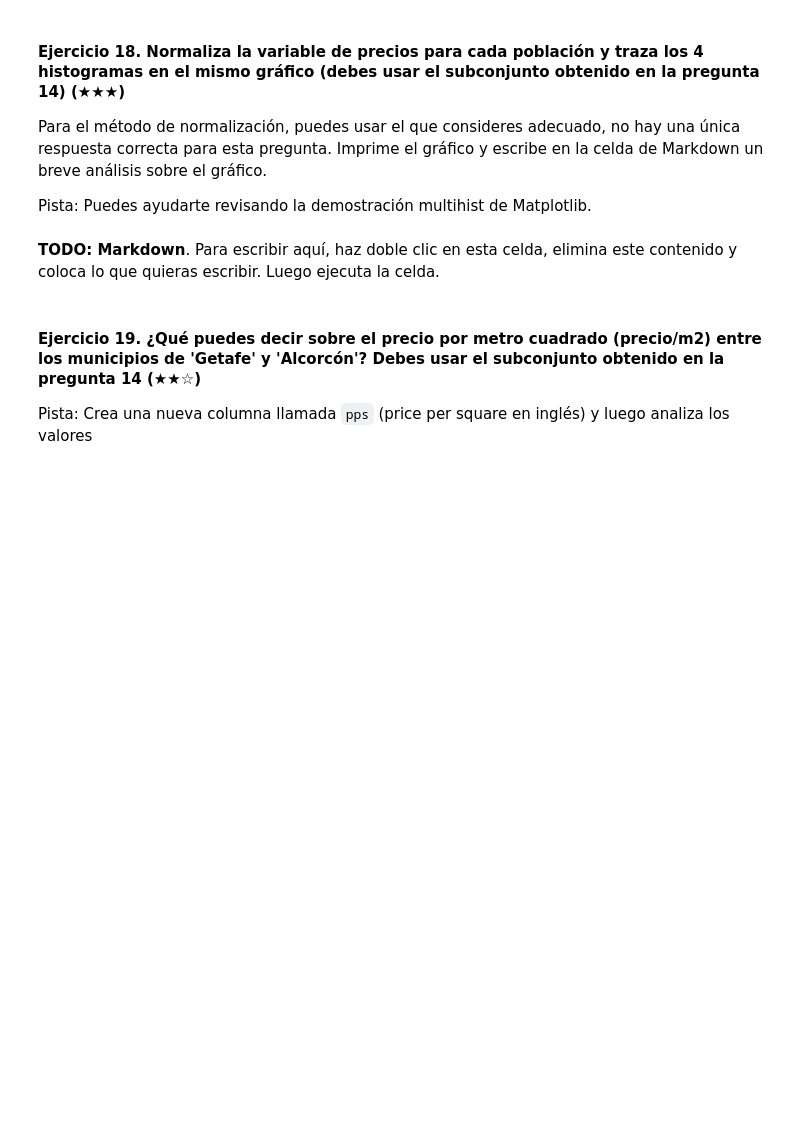
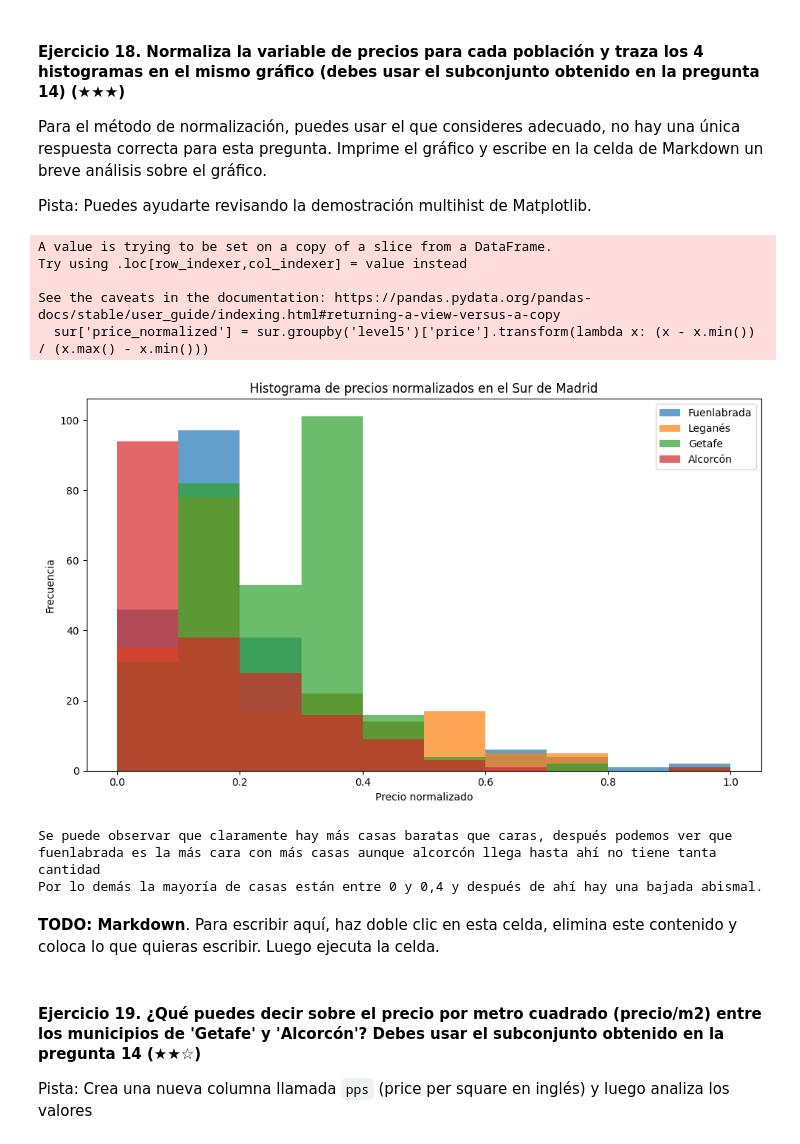
Before and after one commit to AnderTxuCode/anderbermudo-realestate-datacleanup-exercise, a Jupyter notebook: project.es.ipynb, the cells around one changed output. Saved outputs shown, nothing was run; the diff lists cells and outputs as text; code cells hidden in the pictures; blank space fills up the shorter version.

```diff
--- a/project.es.ipynb
+++ b/project.es.ipynb
@@ -275,4 +323,20 @@ Imprime ambos valores por cada variable.
 
 Imprime tanto la dirección como el precio de la casa seleccionada de cada población. Puedes imprimir un DataFrame o una sola línea para cada población.
 # %%
-# TODO
+ciudades = ["Fuenlabrada", "Leganés", "Getafe", "Alcorcón"]
+casas_mas_caras = {}
+
+for ciudad in ciudades:
+    casas_ciudad = sur[sur['level5'] == ciudad]
+    precio_maximo = casas_ciudad['price'].max()
+
+    casa_mas_cara = casas_ciudad[casas_ciudad['price'] == precio_maximo]
+    casas_mas_caras[ciudad] = casa_mas_cara
+
+for ciudad, casa in casas_mas_caras.items():
+    print(f"La casa más cara en {ciudad}:")
+    print(casa)
+
+indice_max_precio = sur.groupby('level5')['price'].idxmax()
+
+casas_mas_caras_df = sur.loc[indice_max_precio]
@@ -283,7 +365,33 @@ Para el método de normalización, puedes usar el que consideres adecuado, no ha
 
 Pista: Puedes ayudarte revisando la demostración multihist de Matplotlib.
 # %%
-# TODO
+
+sur['price_normalized'] = sur.groupby('level5')['price'].transform(lambda x: (x - x.min()) / (x.max() - x.min()))
+
+
+plt.figure(figsize=(10, 6))
+
+ciudades = ["Fuenlabrada", "Leganés", "Getafe", "Alcorcón"]
+for ciudad in ciudades:
+    plt.hist(sur[sur['level5'] == ciudad]['price_normalized'], alpha=0.7, label=ciudad)
+
+plt.title('Histograma de precios normalizados en el Sur de Madrid')
+plt.xlabel('Precio normalizado')
+plt.ylabel('Frecuencia')
+plt.legend()
+plt.tight_layout()
+plt.show()
+print("Se puede observar que claramente hay más casas baratas que caras, después podemos ver que fuenlabrada es la más cara con más casas aunque alcorcón llega hasta ahí no tiene tanta cantidad")
+print("Por lo demás la mayoría de casas están entre 0 y 0,4 y después de ahí hay una bajada abismal.")
+# %% [output]
+A value is trying to be set on a copy of a slice from a DataFrame.
+Try using .loc[row_indexer,col_indexer] = value instead
+
+See the caveats in the documentation: https://pandas.pydata.org/pandas-docs/stable/user_guide/indexing.html#returning-a-view-versus-a-copy
+  sur['price_normalized'] = sur.groupby('level5')['price'].transform(lambda x: (x - x.min()) / (x.max() - x.min()))
+[figure, added]
+Se puede observar que claramente hay más casas baratas que caras, después podemos ver que fuenlabrada es la más cara con más casas aunque alcorcón llega hasta ahí no tiene tanta cantidad
+Por lo demás la mayoría de casas están entre 0 y 0,4 y después de ahí hay una bajada abismal.
 # %% [markdown]
 **TODO: Markdown**. Para escribir aquí, haz doble clic en esta celda, elimina este contenido y coloca lo que quieras escribir. Luego ejecuta la celda.
 # %% [markdown]
```
Also changed, not shown: parts of 8 cells of this notebook.
